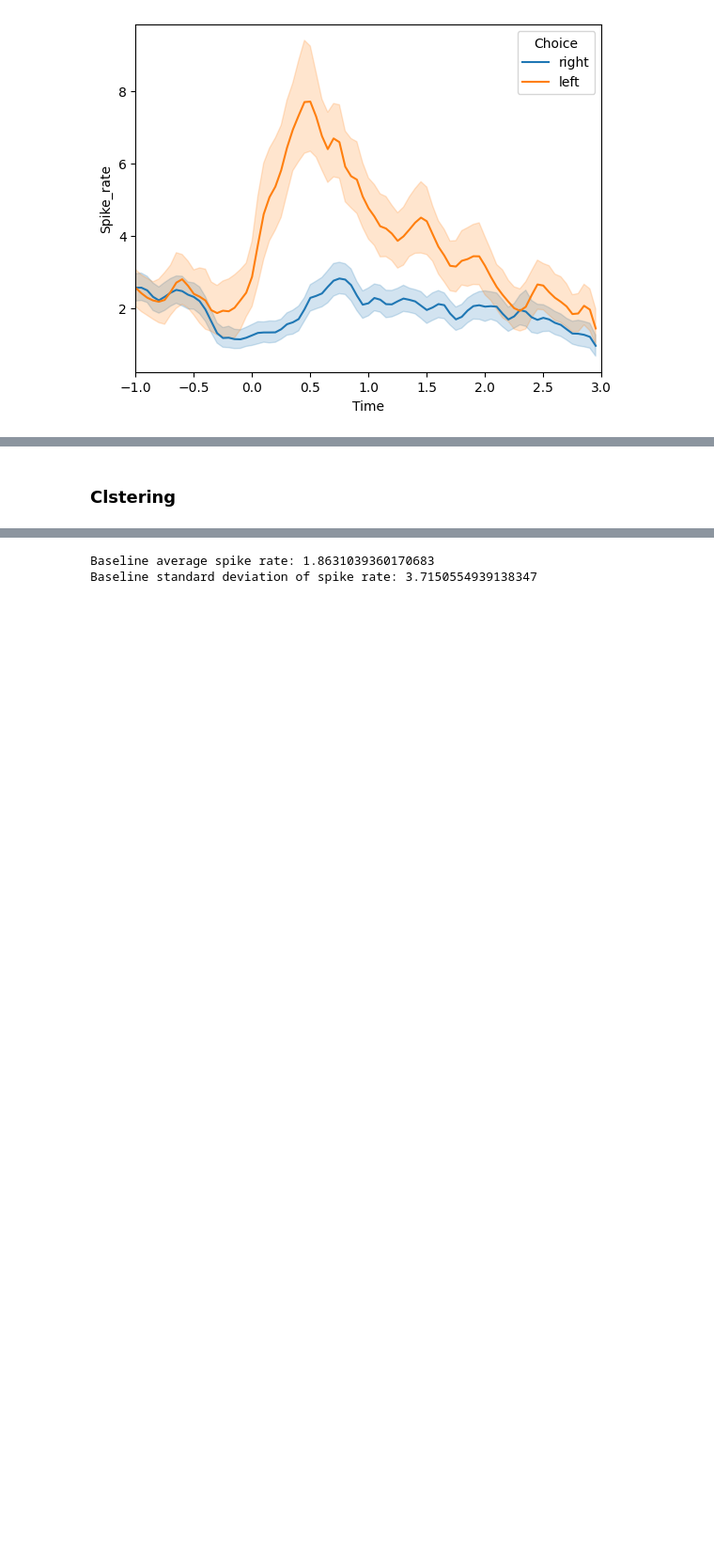
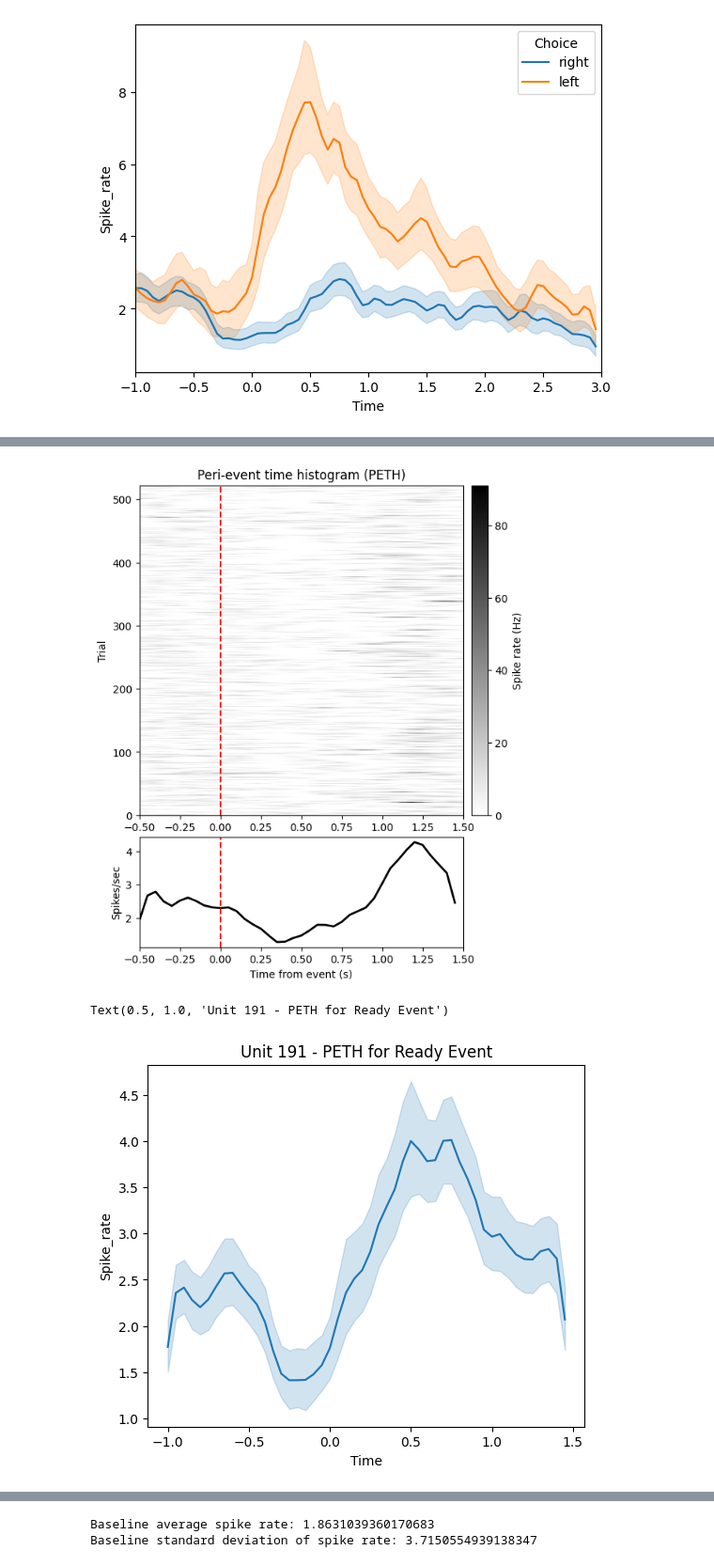
Before and after one commit to NeuralDynamics-Tamagawa/tc2025_shysgmt, a Jupyter notebook: notebook/spike_analysis.ipynb, the cells around one changed output, grey strips where cells are left out. Shown at 94% size. Drawn from its saved outputs; the diff is of its cells as text; code cells hidden in the pictures; blank space fills up the shorter version.

```diff
--- a/notebook/spike_analysis.ipynb
+++ b/notebook/spike_analysis.ipynb
@@ -375,5 +365,3 @@ Text(0.5, 1.0, 'Unit 191 - PETH for Ready Event')
-# %% [markdown]
-### Clstering
 # %%
 # Compute PETH dict
 # spike_time, event_timeなどから、peth_fr, petf_drを計算してまとめる関数
@@ -395,10 +383,29 @@ def compute_peth_dict(spike_time, event_time, bin_size=0.05, time_window=[-1, 1.
 
     return PETH
 # %%
+
 unit_id = unit_ids[100]
 spike_time = sorting.get_unit_spike_train(unit_id=unit_id)/sampling_rate
 
 bin_size = 0.05
 sigma_sec = 0.05
 PETH_ready = compute_peth_dict(spike_time, behv_time['ready'], bin_size=bin_size, time_window=[-0.5, 1.5], sigma_sec=sigma_sec)
 PETH_choice = compute_peth_dict(spike_time, behv_time['choice'], bin_size=bin_size, time_window=[-1, 1.5], sigma_sec=sigma_sec)
+
+
+# Plotting PETH results
+# plot PETH fr
+spikes.plot_peth(PETH_ready['fr'])
+
+# plot PETH df
+plt.figure(figsize=(6, 5))
+sns.lineplot(
+    data=PETH_choice['df'],
+    x='Time',
+    y='Spike_rate',
+)
+plt.title(f'Unit {unit_id} - PETH for Ready Event')
+# %% [output]
+[figure, added]
+Text(0.5, 1.0, 'Unit 191 - PETH for Ready Event')
+[figure, added]
```
Also changed, not shown: parts of 11 cells of this notebook, 1 other file.
